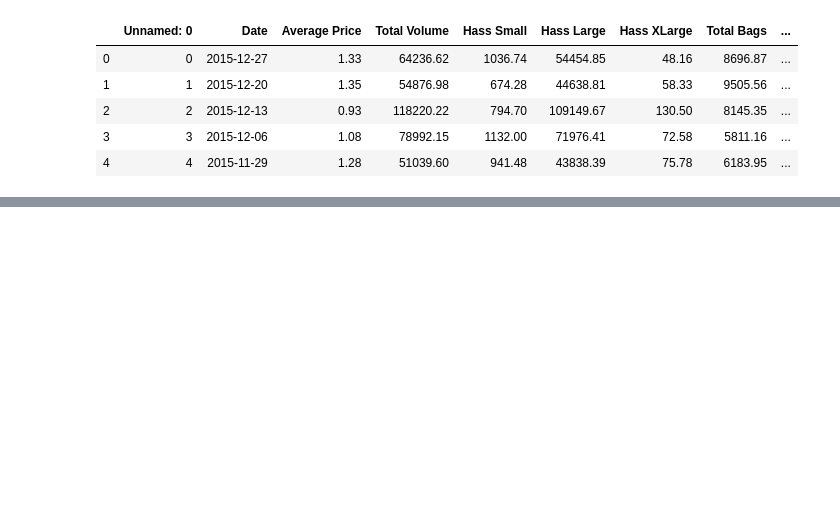
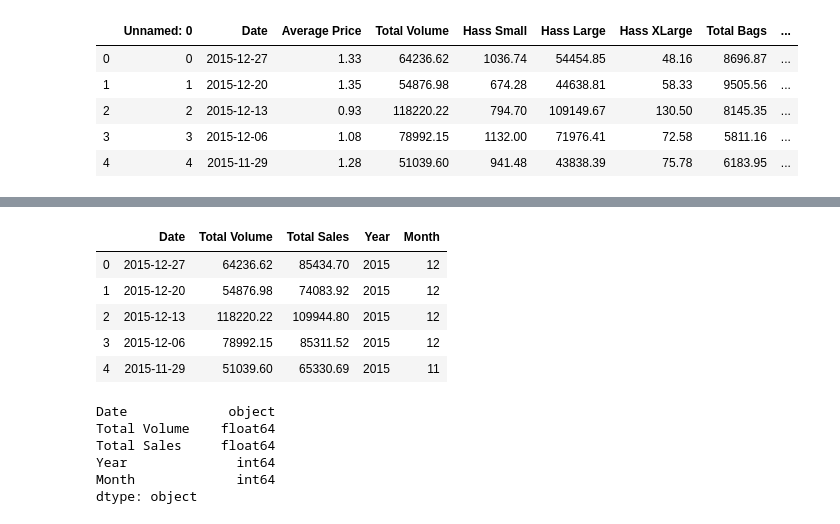
Before and after one commit to busy0312/Porject-1_-Team5, a Jupyter notebook: Avocado_Data Analysis.ipynb, the cells around one changed output, grey strips where cells are left out. Cells and saved outputs as stored; diff of their text form; code cells hidden in the pictures; blank space fills up the shorter version.

```diff
--- a/Avocado_Data Analysis.ipynb
+++ b/Avocado_Data Analysis.ipynb
@@ -19,0 +96,20 @@ avocado_data.head()
+# %%
+# Add month column and extract month using datetime import
+MoM_avo["Month"] = pd.DatetimeIndex(MoM_avo['Date']).month
+MoM_avo.head()
+# %% [output]
+|  | Date | Total Volume | Total Sales | Year | Month |
+| 0 | 2015-12-27 | 64236.62 | 85434.70 | 2015 | 12 |
+| 1 | 2015-12-20 | 54876.98 | 74083.92 | 2015 | 12 |
+| 2 | 2015-12-13 | 118220.22 | 109944.80 | 2015 | 12 |
+| 3 | 2015-12-06 | 78992.15 | 85311.52 | 2015 | 12 |
+| 4 | 2015-11-29 | 51039.60 | 65330.69 | 2015 | 11 |
+# %%
+MoM_avo.dtypes
+# %% [output]
+Date             object
+Total Volume    float64
+Total Sales     float64
+Year              int64
+Month             int64
+dtype: object
```
Also changed, not shown: parts of 12 cells of this notebook.
